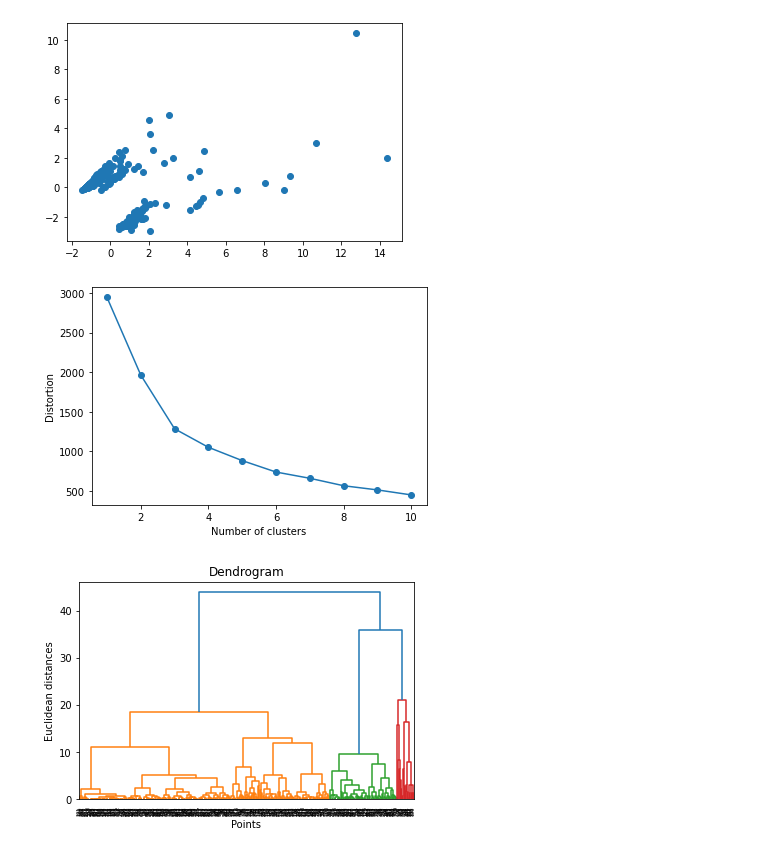
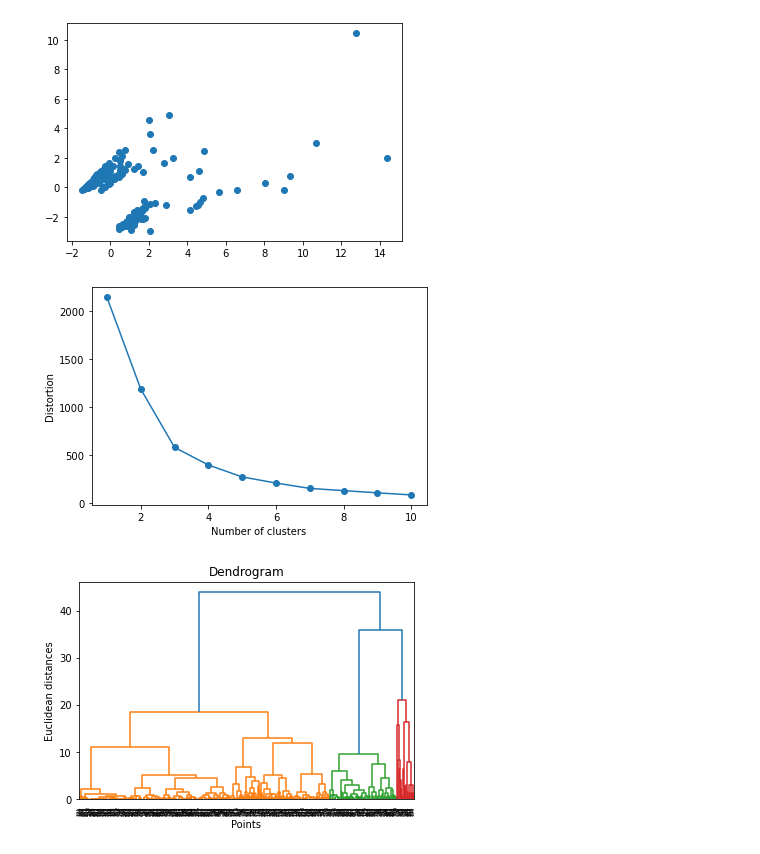
Before and after one commit to emre-bolcakan/miniproject-III, a Jupyter notebook: mini-project-III.ipynb, the cells around one changed output. Drawn from its saved outputs; the diff is of its cells as text; code cells hidden in the pictures.

```diff
--- a/mini-project-III.ipynb
+++ b/mini-project-III.ipynb
@@ -416,7 +414,7 @@ x
 | 420 | -0.414964 | -0.534548 | -0.365055 | -0.421200 | 0.397855 | 0.554485 | -0.554485 |
 421 rows × 7 columns
 # %%
-pcamodel = PCA(n_components=5)
+pcamodel = PCA(n_components=2)
 pca = pcamodel.fit_transform(x)
 pca.shape
 # %% [output]
@@ -427,7 +425,7 @@ plt.scatter(pca[:, 0], pca[:, 1])
 <matplotlib.collections.PathCollection at 0x...>
 [figure]
 # %%
-plot_distortion(x)
+plot_distortion(pca)
 # %% [output]
-[figure, old version]
+[figure, new version]
 # %%
```
Also changed, not shown: parts of 18 cells of this notebook.
